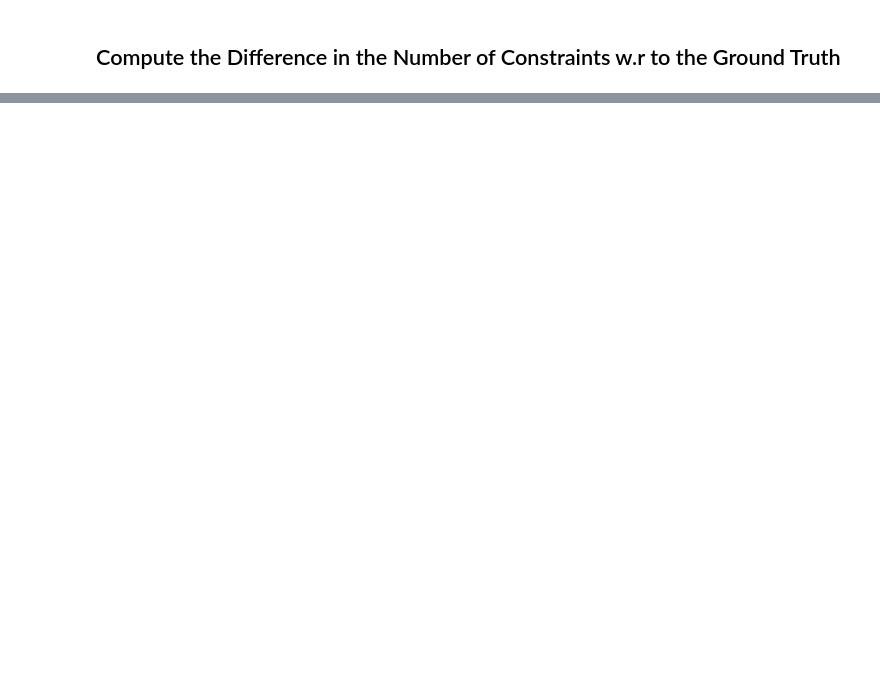
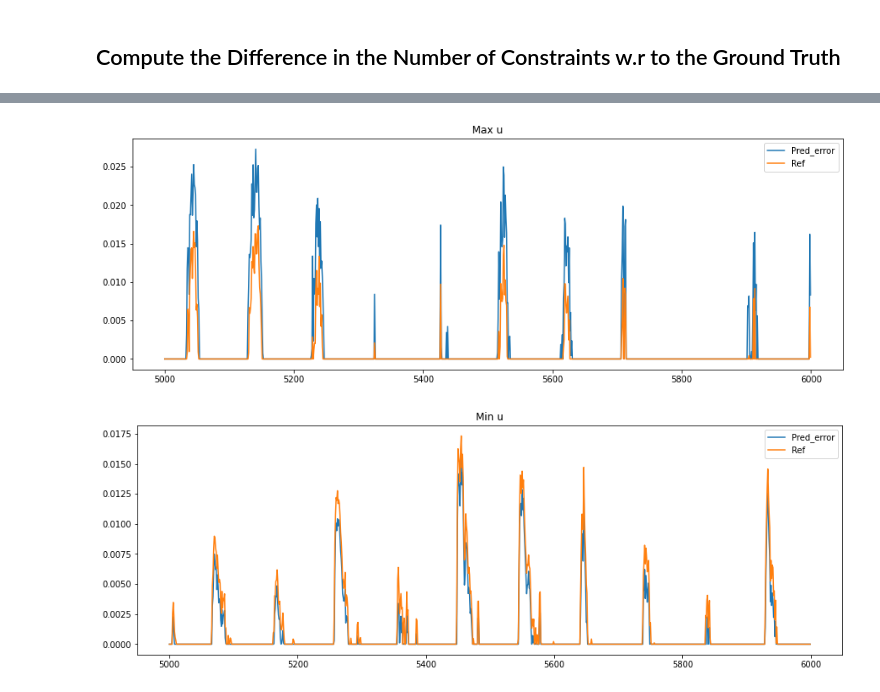
Before and after one commit to jamilsonjr/AI-to-forecast-constraints-in-the-energy-systems, a Jupyter notebook: jupyter_notebooks_paper/gen_error.ipynb, the cells around one changed output, grey strips where cells are left out. Cells and saved outputs as stored; diff of their text form; code cells hidden in the pictures; blank space fills up the shorter version.

```diff
--- a/jupyter_notebooks_paper/gen_error.ipynb
+++ b/jupyter_notebooks_paper/gen_error.ipynb
@@ -123,0 +233,16 @@ result_num_constr
+# %%
+plt.figure(figsize=(15,5))
+max_constr_pred_error['bus_16'][5000:6000].plot()
+max_constr_ref['bus_16'][5000:6000].plot()
+plt.legend(['Pred_error', 'Ref'])
+plt.title('Max u')
+plt.show()
+plt.figure(figsize=(15,5))
+min_constr_pred_error['bus_16'][5000:6000].plot()
+min_constr_ref['bus_16'][5000:6000].plot()
+plt.legend(['Pred_error', 'Ref'])
+plt.title('Min u')
+plt.show()
+# %% [output]
+[figure, added]
+[figure, added]
```
Also changed, not shown: parts of 18 cells of this notebook, 5 other files.
